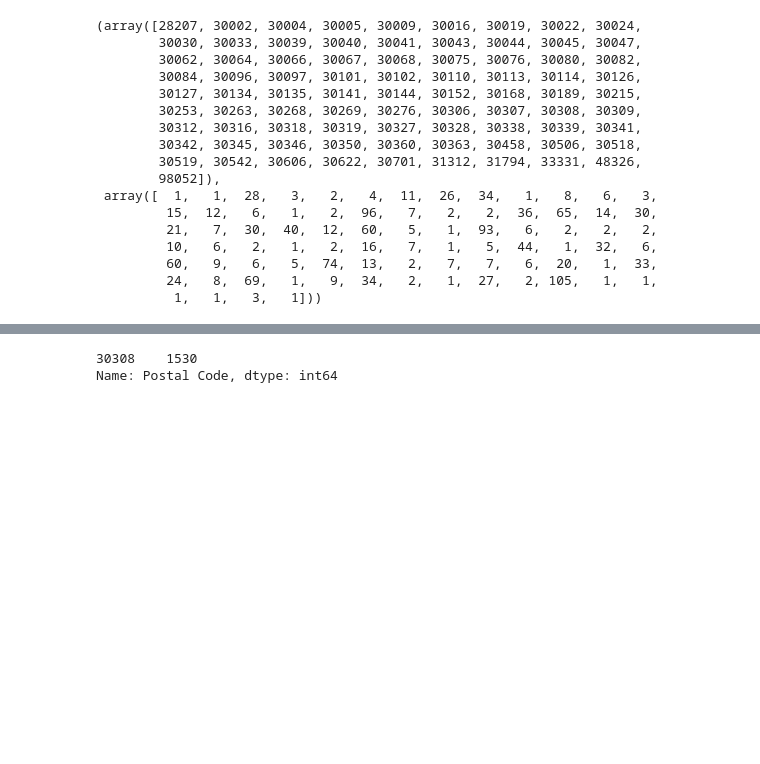
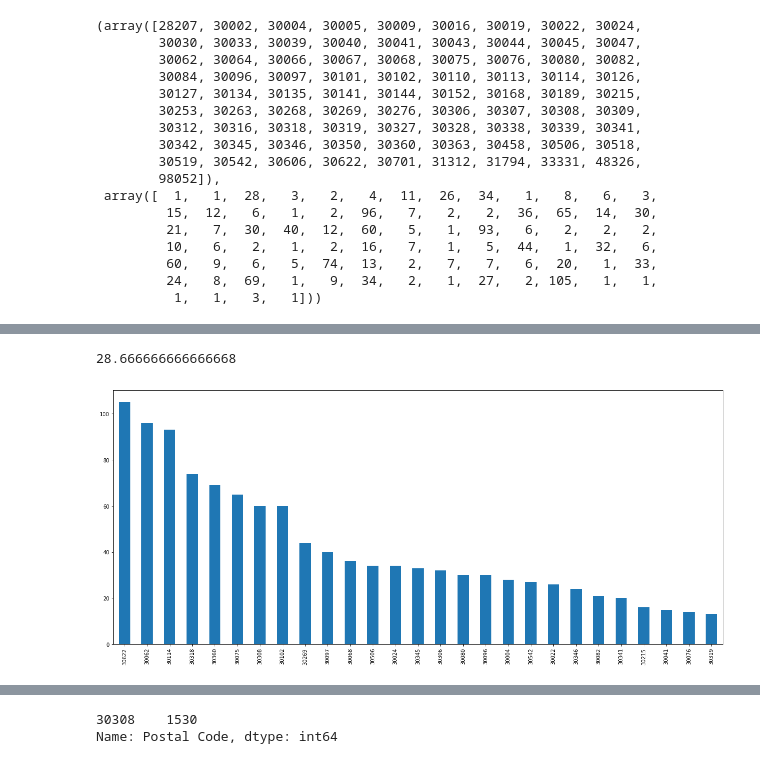
Before and after one commit to encodingintuition/EV_Infrastructure, a Jupyter notebook: code/GeorgiaTech_ev_charg_behav.ipynb, the cells around one changed output, grey strips where cells are left out. Drawn from its saved outputs; the diff is of its cells as text; code cells hidden in the pictures; blank space fills up the shorter version.

```diff
--- a/code/GeorgiaTech_ev_charg_behav.ipynb
+++ b/code/GeorgiaTech_ev_charg_behav.ipynb
@@ -101,3 +115,16 @@ np.unique(Driver_Postal_Code,return_counts=True)
+# %%
+# Top 1/3 of Driver Postal Code
+
+print(len(pd.unique(df['Driver Postal Code'])) / 3 )
+
+# Variable - index zip code , [1] counts
+top_third_driverPostalCode = df['Driver Postal Code'].value_counts().sort_values(axis=0, ascending = False).head(27)
+
+# Graph
+df['Driver Postal Code'].value_counts().sort_values(axis=0, ascending = False).head(27).plot(kind='bar', figsize = (21,9));
+# %% [output]
+28.666666666666668
+[figure, added]
 # %%
 df['GHG Savings (kg)'].mean()
 # %% [output]
```
Also changed, not shown: parts of 8 cells of this notebook, 2 other files.
